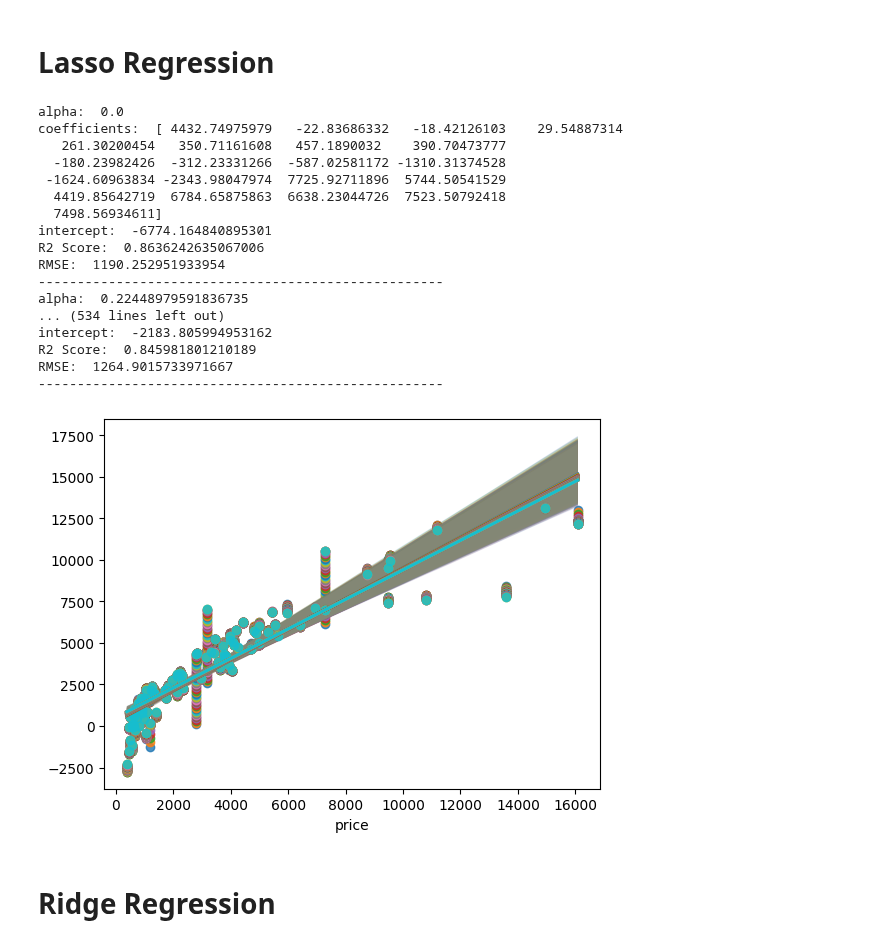
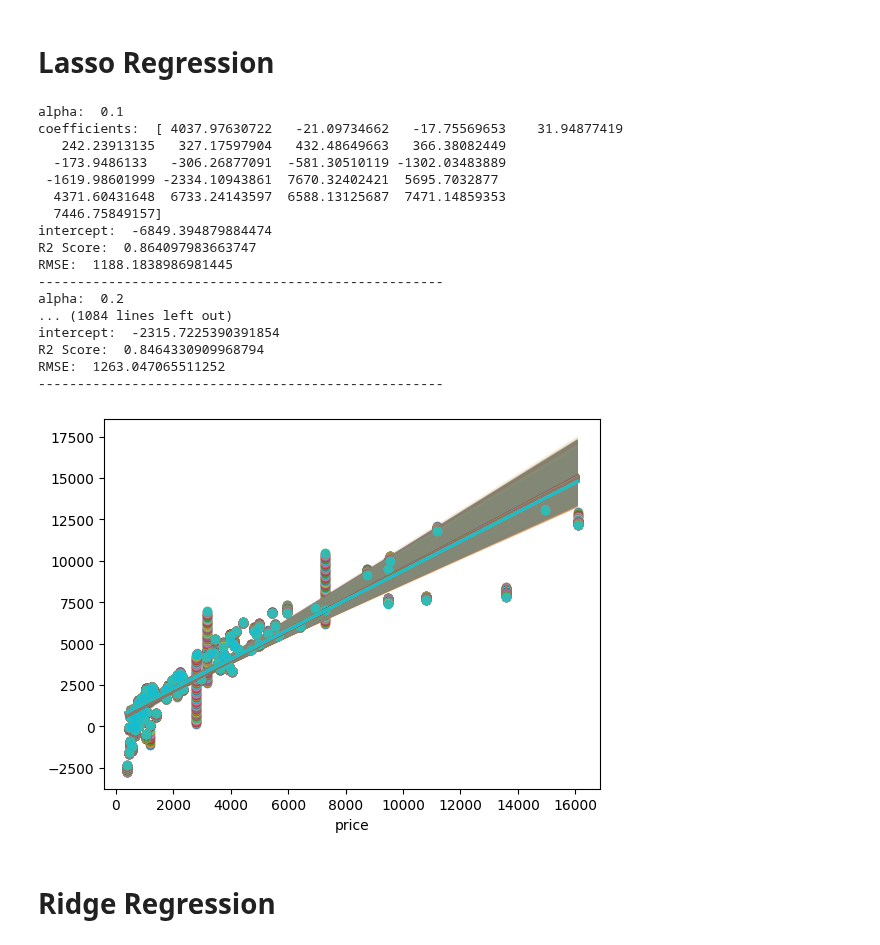
Before and after one commit to Harsh502s/ML-Assignments, a Jupyter notebook: ML-MF Pesentation/Presentation code.ipynb, the cells around one changed output. Saved outputs shown, nothing was run; the diff lists cells and outputs as text; code cells hidden in the pictures.

```diff
--- a/ML-MF Pesentation/Presentation code.ipynb
+++ b/ML-MF Pesentation/Presentation code.ipynb
@@ -111,36 +126,36 @@ Linear Regression Intercept:  -8832.147252851688
 # %%
 # Apply Lasso Regression and print the coefficients and the intercept of the model
 r2_lasso = {}
-for aplha in np.linspace(0, 11, 50):
+for aplha in np.linspace(0.1, 10, 100):
     lasso = Lasso(alpha=aplha)
     lasso.fit(X_train, y_train)
     print("alpha: ", aplha)
     print("coefficients: ", lasso.coef_)
     print("intercept: ", lasso.intercept_)
     print("R2 Score: ", r2_score(y_test, lasso.predict(X_test)))
     r2_lasso[aplha] = r2_score(y_test, lasso.predict(X_test))
     print("RMSE: ", np.sqrt(mean_squared_error(y_test, lasso.predict(X_test))))
     print("----------------------------------------------------")
     sns.regplot(x=y_test, y=lasso.predict(X_test))
 # %% [output]
-alpha:  0.0
-coefficients:  [ 4432.74975979   -22.83686332   -18.42126103    29.54887314
-   261.30200454   350.71161608   457.1890032    390.70473777
-  -180.23982426  -312.23331266  -587.02581172 -1310.31374528
- -1624.60963834 -2343.98047974  7725.92711896  5744.50541529
-  4419.85642719  6784.65875863  6638.23044726  7523.50792418
-  7498.56934611]
-intercept:  -6774.164840895301
-R2 Score:  0.8636242635067006
-RMSE:  1190.252951933954
+alpha:  0.1
+coefficients:  [ 4037.97630722   -21.09734662   -17.75569653    31.94877419
+   242.23913135   327.17597904   432.48649663   366.38082449
+  -173.9486133   -306.26877091  -581.30510119 -1302.03483889
+ -1619.98601999 -2334.10943861  7670.32402421  5695.7032877
+  4371.60431648  6733.24143597  6588.13125687  7471.14859353
+  7446.75849157]
+intercept:  -6849.394879884474
+R2 Score:  0.864097983663747
+RMSE:  1188.1838986981445
 ----------------------------------------------------
-alpha:  0.22448979591836735
-... (534 lines left out)
-intercept:  -2183.805994953162
-R2 Score:  0.845981801210189
-RMSE:  1264.9015733971667
+alpha:  0.2
+... (1084 lines left out)
+intercept:  -2315.7225390391854
+R2 Score:  0.8464330909968794
+RMSE:  1263.047065511252
 ----------------------------------------------------
-[figure, old version]
+[figure, new version]
 # %% [markdown]
 # Ridge Regression
 # %%
```
Also changed, not shown: parts of 9 cells of this notebook.
